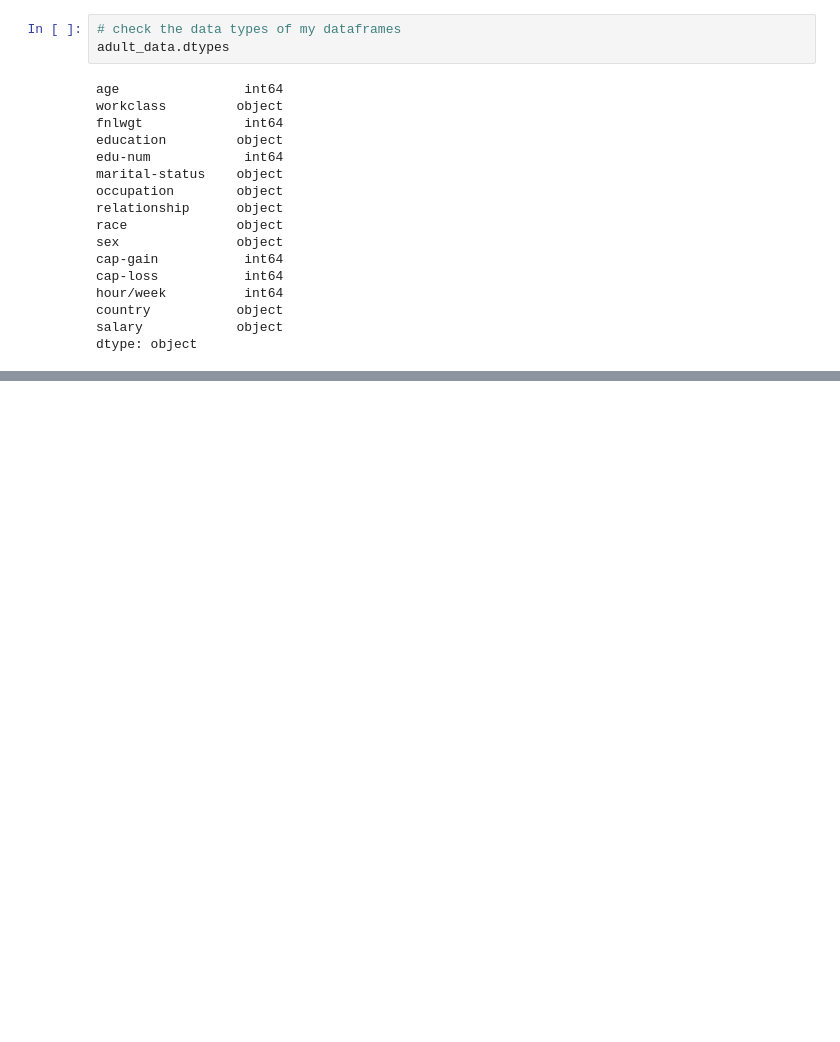
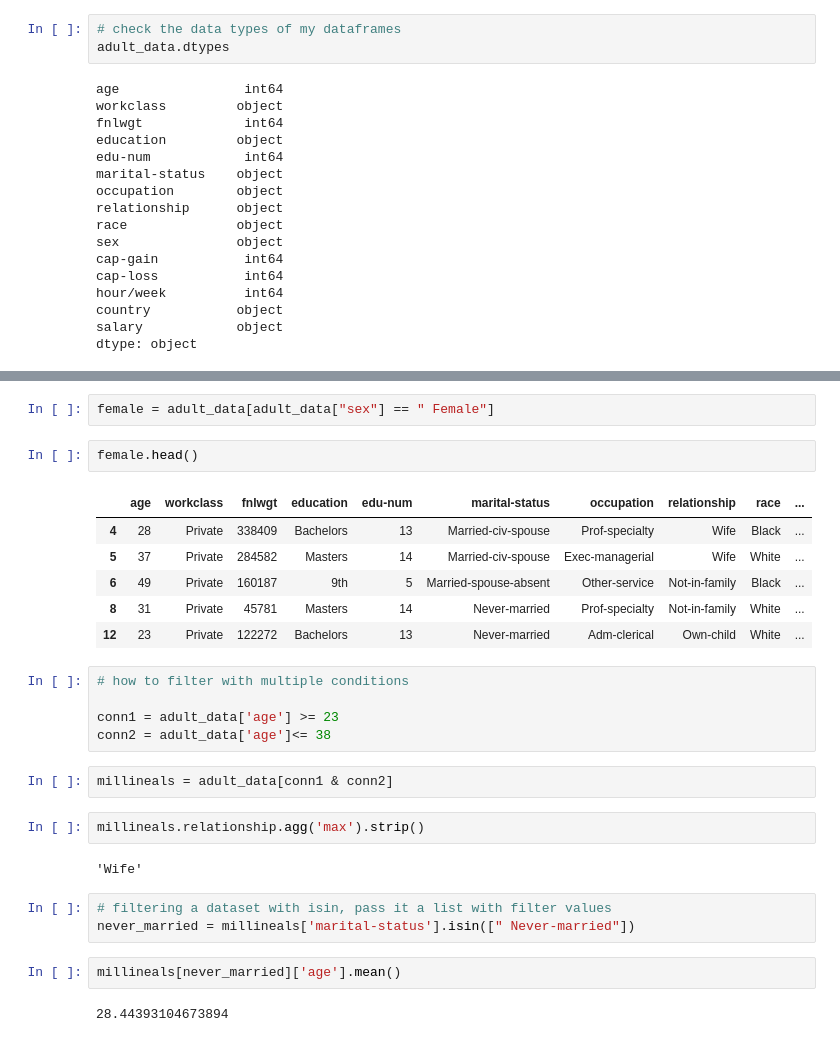
Before and after one commit to michaelballard7/pandasSandbox, a Jupyter notebook: dataFrames.ipynb, the cells around one changed output, grey strips where cells are left out. Saved outputs shown, nothing was run; the diff lists cells and outputs as text; blank space fills up the shorter version.

```diff
--- a/dataFrames.ipynb
+++ b/dataFrames.ipynb
@@ -115,0 +239,29 @@ adult_data.info
+# %%
+female = adult_data[adult_data["sex"] == " Female"]
+# %%
+female.head()
+# %% [output]
+|  | age | workclass | fnlwgt | education | edu-num | marital-status | occupation | relationship | race | ... |
+| 4 | 28 | Private | 338409 | Bachelors | 13 | Married-civ-spouse | Prof-specialty | Wife | Black | ... |
+| 5 | 37 | Private | 284582 | Masters | 14 | Married-civ-spouse | Exec-managerial | Wife | White | ... |
+| 6 | 49 | Private | 160187 | 9th | 5 | Married-spouse-absent | Other-service | Not-in-family | Black | ... |
+| 8 | 31 | Private | 45781 | Masters | 14 | Never-married | Prof-specialty | Not-in-family | White | ... |
+| 12 | 23 | Private | 122272 | Bachelors | 13 | Never-married | Adm-clerical | Own-child | White | ... |
+# %%
+# how to filter with multiple conditions
+
+conn1 = adult_data['age'] >= 23
+conn2 = adult_data['age']<= 38
+# %%
+millineals = adult_data[conn1 & conn2]
+# %%
+millineals.relationship.agg('max').strip()
+# %% [output]
+'Wife'
+# %%
+# filtering a dataset with isin, pass it a list with filter values
+never_married = millineals['marital-status'].isin([" Never-married"])
+# %%
+millineals[never_married]['age'].mean()
+# %% [output]
+28.44393104673894
```
Also changed, not shown: parts of 23 cells of this notebook, 1 other file.
